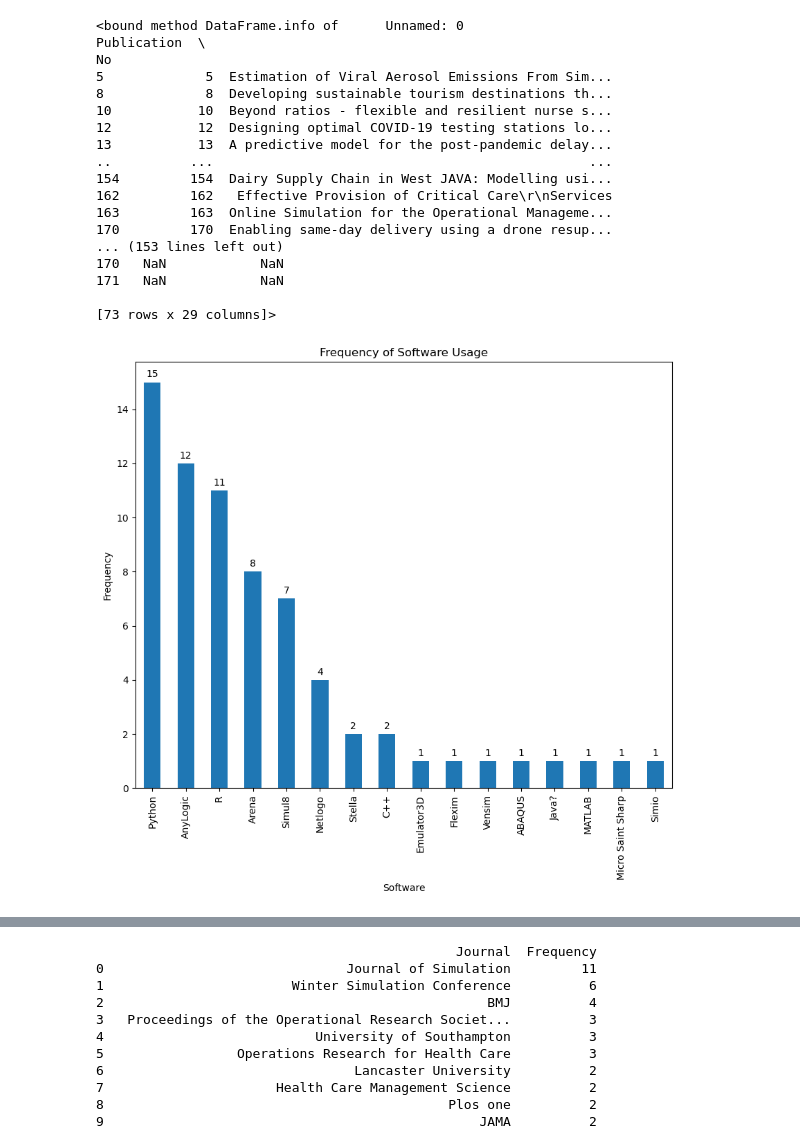
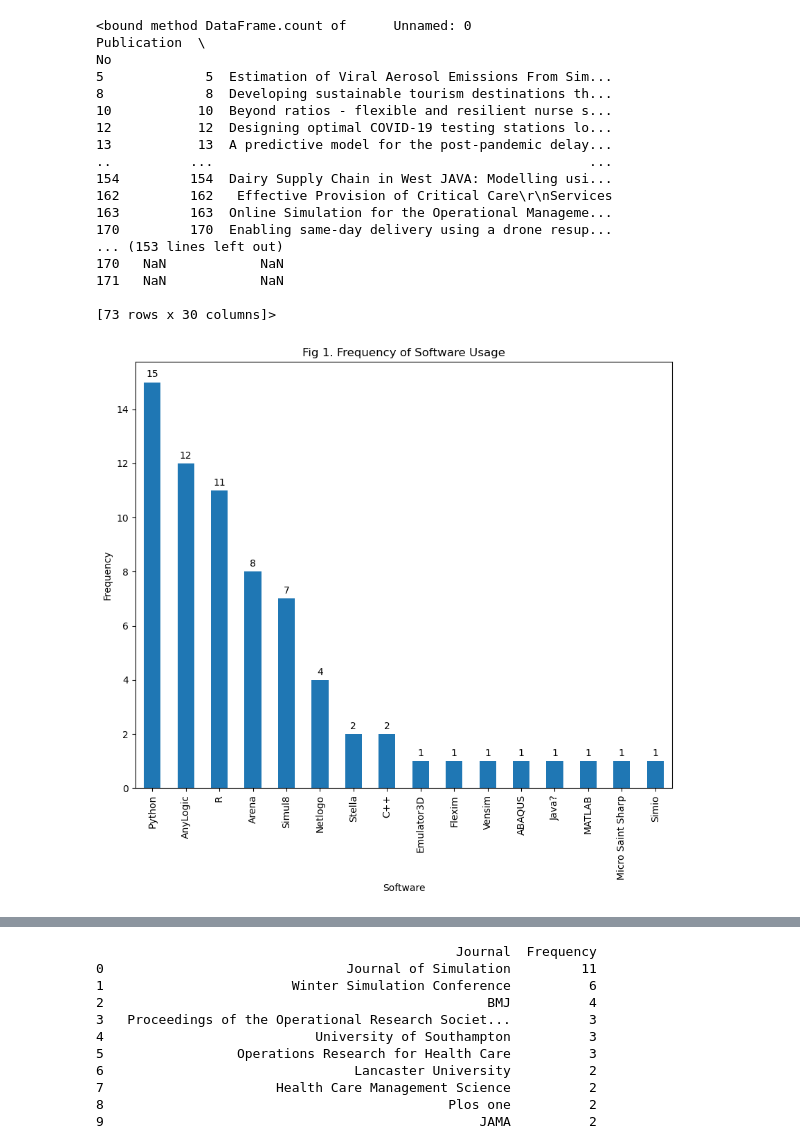
Before and after one commit to pythonhealthdatascience/stress_update, a Jupyter notebook: Analysis.ipynb, the cells around one changed output, grey strips where cells are left out. Cells and saved outputs as stored; diff of their text form; code cells hidden in the pictures.

```diff
--- a/Analysis.ipynb
+++ b/Analysis.ipynb
@@ -32,9 +32,9 @@ No
 
 USED_STRESS = df[df['Used?'] == 'Yes']
 # %%
-USED_STRESS.info
+USED_STRESS.count
 # %% [output]
-<bound method DataFrame.info of      Unnamed: 0                                        Publication  \
+<bound method DataFrame.count of      Unnamed: 0                                        Publication  \
 No
 5             5  Estimation of Viral Aerosol Emissions From Sim...
 8             8  Developing sustainable tourism destinations th...
@@ -50,27 +50,27 @@ No
 170   NaN            NaN
 171   NaN            NaN
 
-[73 rows x 29 columns]>
+[73 rows x 30 columns]>
 # %%
 import matplotlib.pyplot as plt
 # %%
 ## Frequency of software that have been used in the STRESS studies
 
 Software_freq = USED_STRESS['Software'].value_counts()
 
 plt.figure(figsize=(10,8))
 SB = Software_freq.plot(kind='bar')
 
-plt.title('Frequency of Software Usage')
+plt.title('Fig 1. Frequency of Software Usage')
 plt.xlabel('Software')
 plt.ylabel('Frequency')
 
 SB.bar_label(SB.containers[0], label_type='edge', padding=3)
 
 
 plt.show()
 # %% [output]
-[figure, old version]
+[figure, new version]
 # %%
 ## Frequency of simulation methods that have been used in STRESS studies.
 ## Hybrid M&S could be the hybridisation of simulation methods (e.g. SD+DES)
```
Also changed, not shown: parts of 9 cells of this notebook, 2 other files.
